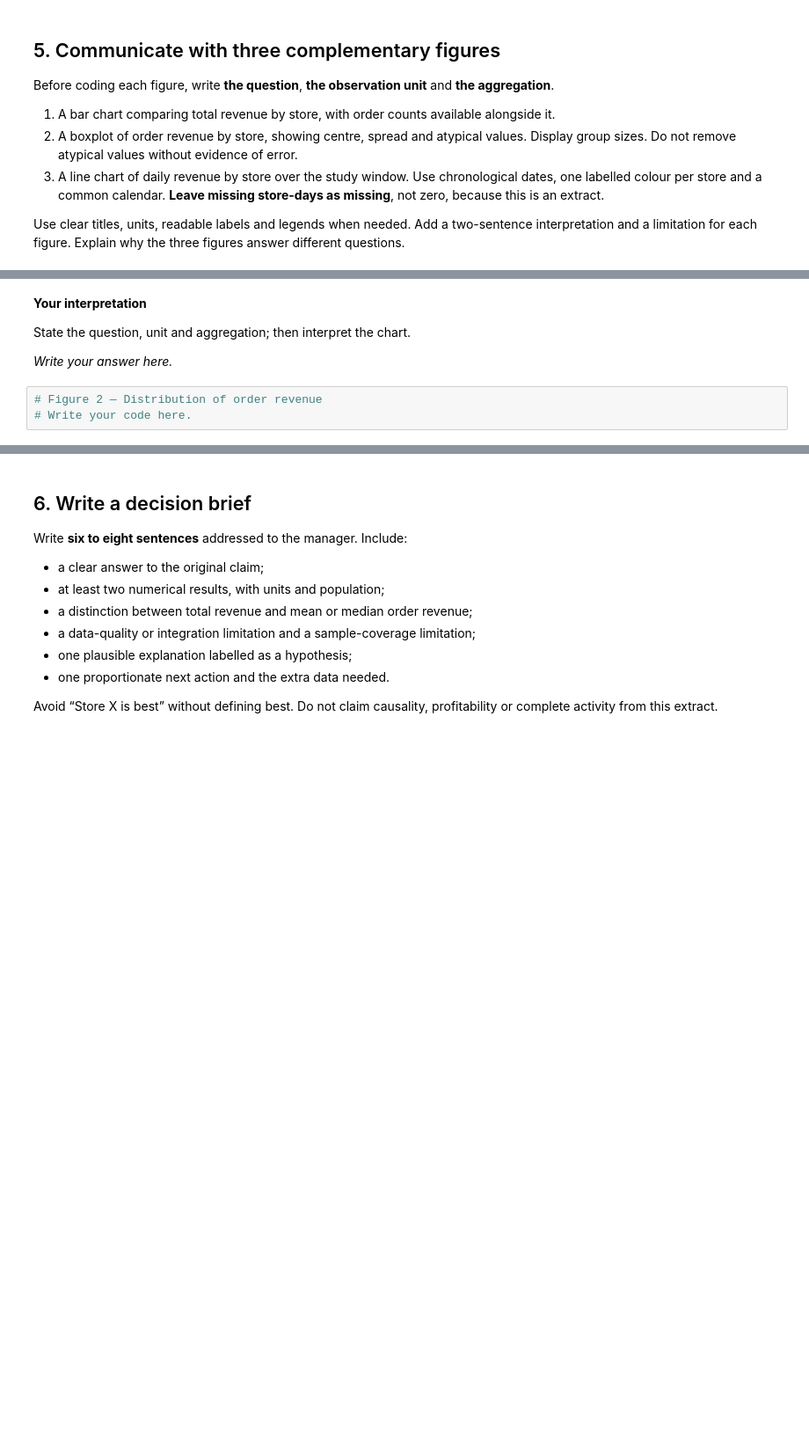
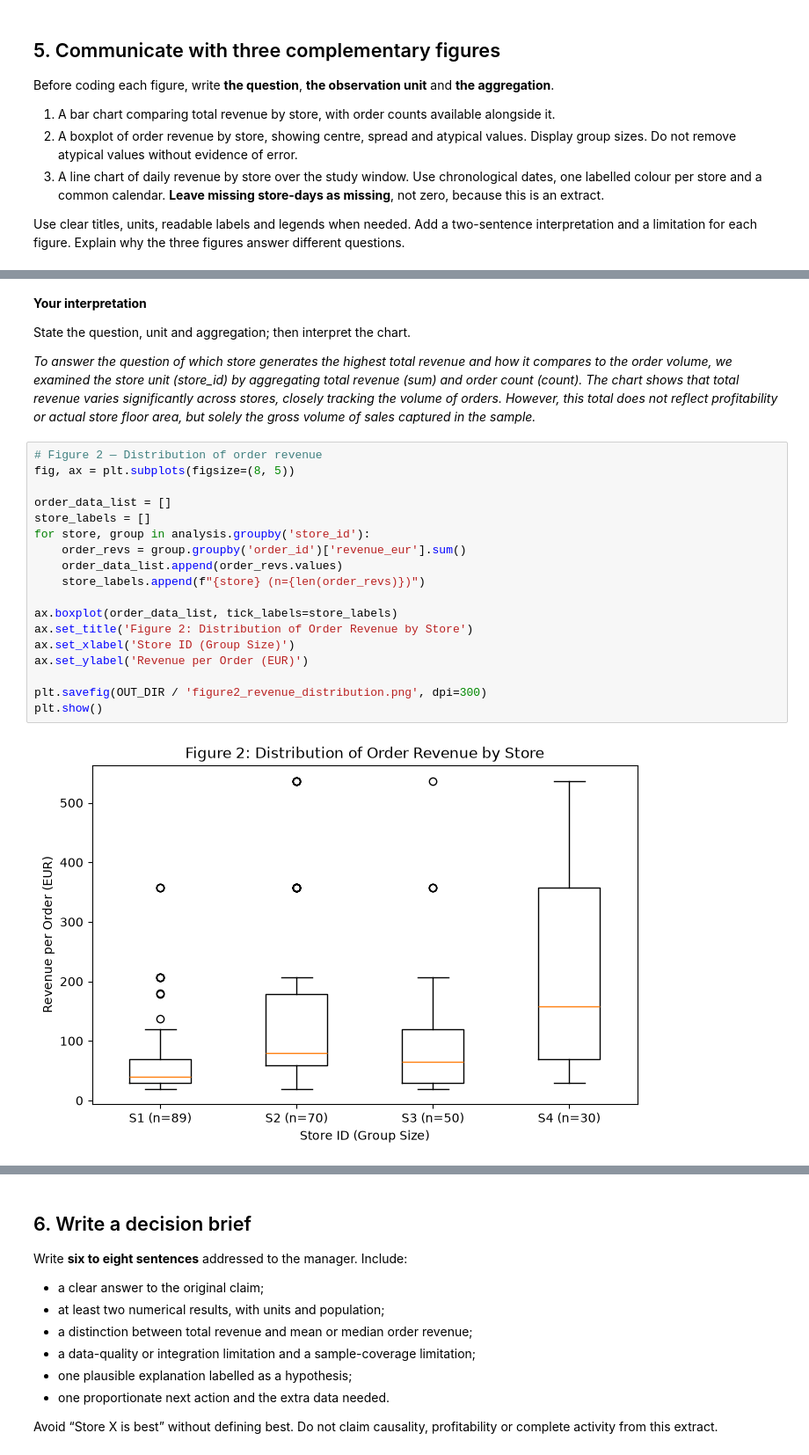
Before and after one commit to serokhova/Atelier-Python, a Jupyter notebook: notebooks/05-Data-Integration-Case-Study.ipynb, the cells around one changed output, grey strips where cells are left out. Shown at 88% size. Cells and saved outputs as stored; diff of their text form; blank space fills up the shorter version.

```diff
--- a/notebooks/05-Data-Integration-Case-Study.ipynb
+++ b/notebooks/05-Data-Integration-Case-Study.ipynb
@@ -411,10 +435,27 @@ Use clear titles, units, readable labels and legends when needed. Add a two-sent
 
 State the question, unit and aggregation; then interpret the chart.
 
-*Write your answer here.*
+*To answer the question of which store generates the highest total revenue and how it compares to the order volume, we examined the store unit (store_id) by aggregating total revenue (sum) and order count (count). The chart shows that total revenue varies significantly across stores, closely tracking the volume of orders. However, this total does not reflect profitability or actual store floor area, but solely the gross volume of sales captured in the sample.*
 # %%
 # Figure 2 — Distribution of order revenue
-# Write your code here.
+fig, ax = plt.subplots(figsize=(8, 5))
+
+order_data_list = []
+store_labels = []
+for store, group in analysis.groupby('store_id'):
+    order_revs = group.groupby('order_id')['revenue_eur'].sum()
+    order_data_list.append(order_revs.values)
+    store_labels.append(f"{store} (n={len(order_revs)})")
+
+ax.boxplot(order_data_list, tick_labels=store_labels)
+ax.set_title('Figure 2: Distribution of Order Revenue by Store')
+ax.set_xlabel('Store ID (Group Size)')
+ax.set_ylabel('Revenue per Order (EUR)')
+
+plt.savefig(OUT_DIR / 'figure2_revenue_distribution.png', dpi=300)
+plt.show()
+# %% [output]
+[figure, added]
 # %% [markdown]
 **Your interpretation**
 
```
Also changed, not shown: parts of 5 cells of this notebook.
